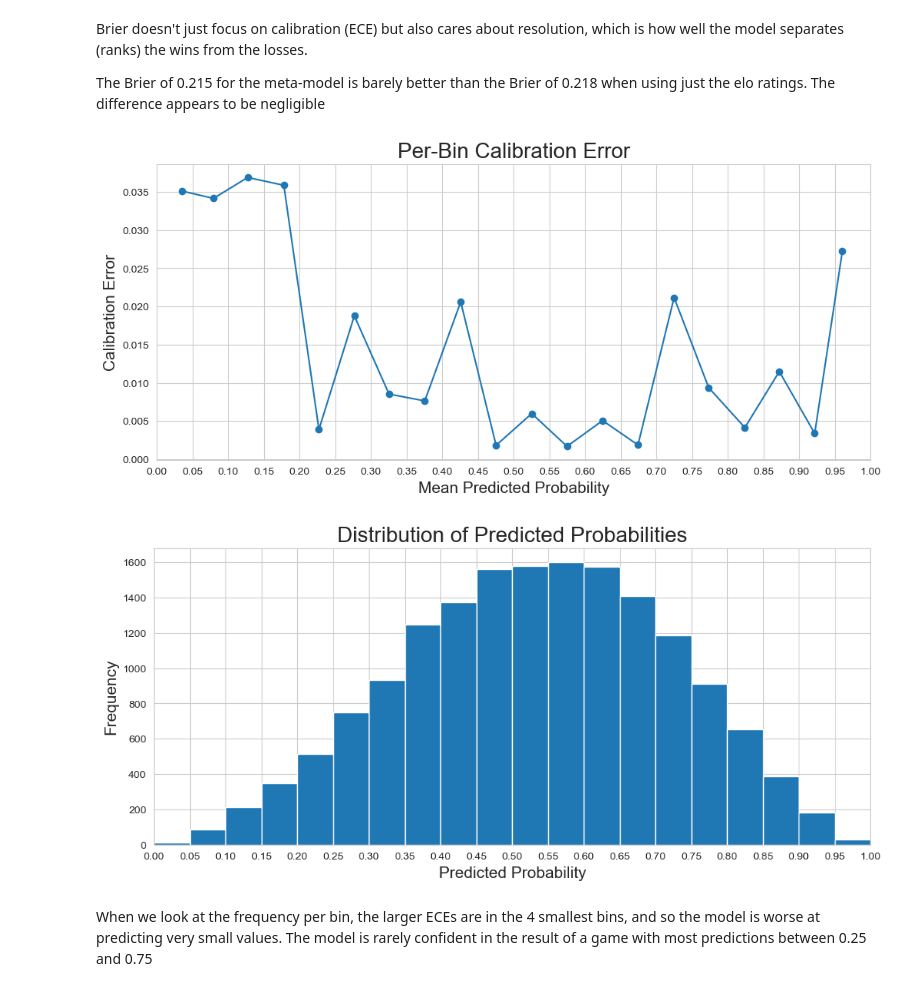
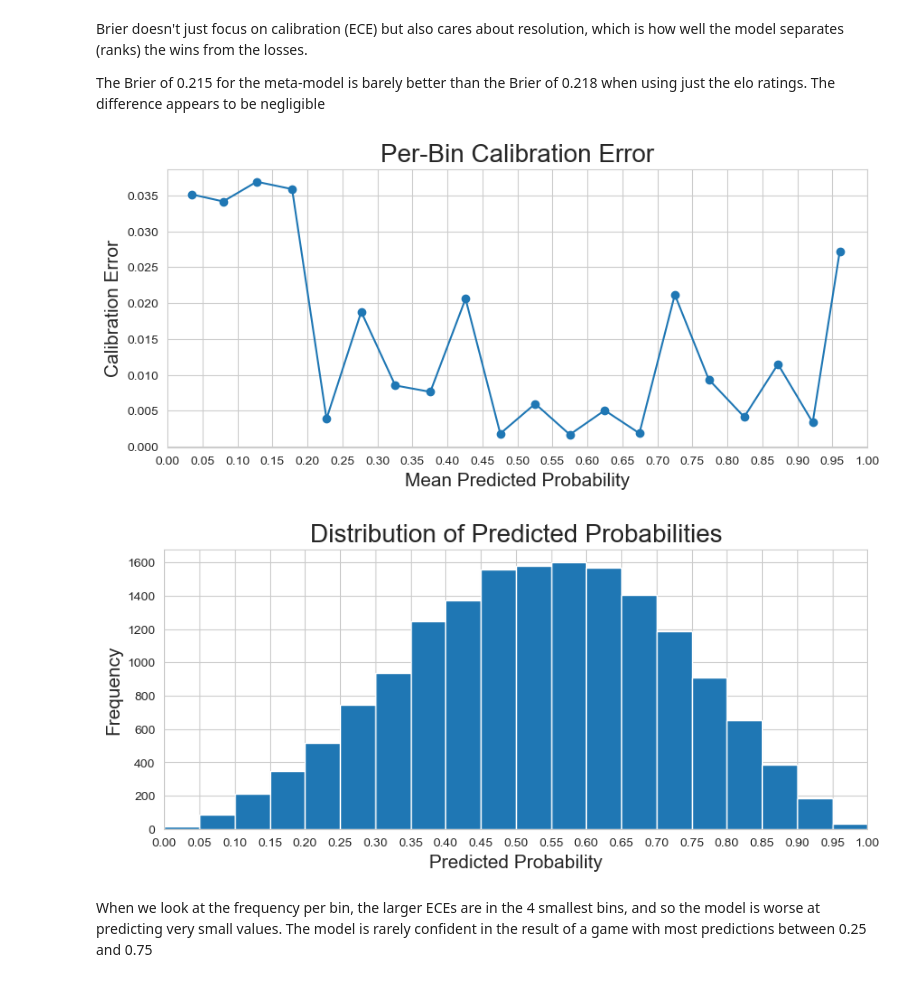
Before and after one commit to Samuel-Kelly-hub/Esports-Results-Project, a Jupyter notebook: LoL_Predictions.ipynb, the cells around one changed output. Drawn from its saved outputs; the diff is of its cells as text; code cells hidden in the pictures.

```diff
--- a/LoL_Predictions.ipynb
+++ b/LoL_Predictions.ipynb
@@ -507,32 +507,32 @@ Brier doesn't just focus on calibration (ECE) but also cares about resolution, w
 
 The Brier of 0.215 for the meta-model is barely better than the Brier of 0.218 when using just the elo ratings.  The difference appears to be negligible
 # %%
-plt.figure(figsize=(12,5))
+plt.figure(figsize=(10,4))
 plt.plot(bin_centres, errors, marker="o")
 plt.title("Per-Bin Calibration Error", size=20)
 
 plt.xlabel("Mean Predicted Probability", size=15)
 plt.xticks(np.arange(0,1.01,0.05))
 plt.xlim([0,1])
 plt.ylabel("Calibration Error", size=15)
 plt.grid(True)
 
 plt.show()
 
-plt.figure(figsize=(12,5))
+plt.figure(figsize=(10,4))
 plt.hist(lreg_test_prob, bins=bins)
 
 plt.title("Distribution of Predicted Probabilities", size=20)
 plt.xlabel("Predicted Probability", size=15)
 plt.xticks(np.arange(0,1.01,0.05))
 plt.xlim([0,1])
 plt.ylabel("Frequency", size=15)
 plt.grid(True)
 
 plt.show()
 # %% [output]
-[figure, old version]
+[figure, new version]
-[figure, old version]
+[figure, new version]
 # %% [markdown]
 When we look at the frequency per bin, the larger ECEs are in the 4 smallest bins, and so the model is worse at predicting very small values.  The model is rarely confident in the result of a game with most predictions between 0.25 and 0.75
 # %% [markdown]
```
Also changed, not shown: parts of 1 cell of this notebook.
